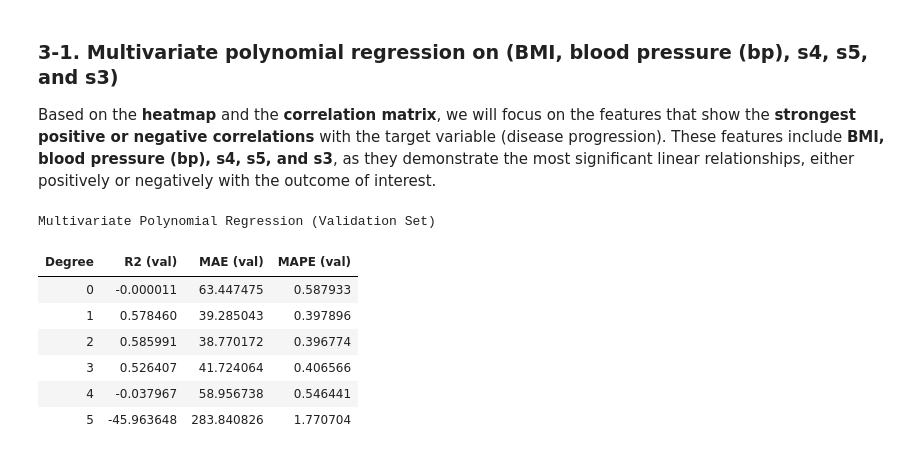
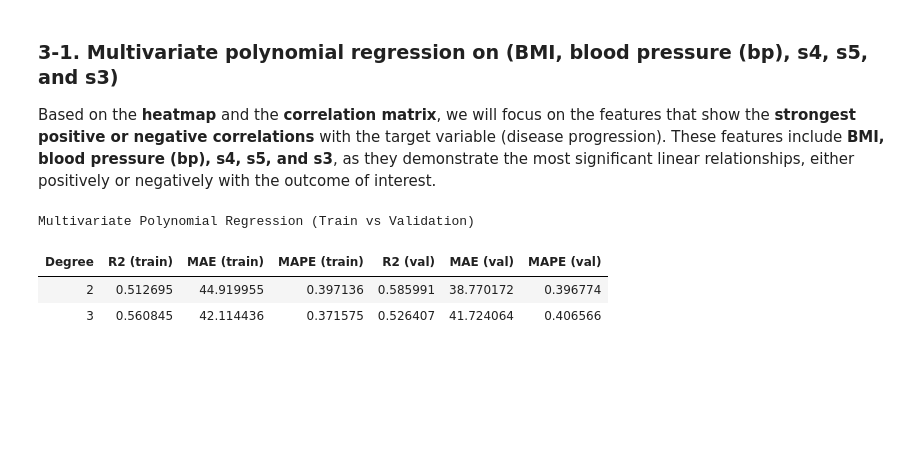
Before and after one commit to HaysamAmin/MLframework, a Jupyter notebook: Lab2/Lab2.ipynb, the cells around one changed output. Cells and saved outputs as stored; diff of their text form; code cells hidden in the pictures; blank space fills up the shorter version.

```diff
--- a/Lab2/Lab2.ipynb
+++ b/Lab2/Lab2.ipynb
@@ -490,52 +493,56 @@ Despite good performance on the validation set, the model's R² score dropped si
 ### 3-1. Multivariate polynomial regression on (BMI, blood pressure (bp), s4, s5, and s3)
 Based on the **heatmap** and the **correlation matrix**, we will focus on the features that show the **strongest positive or negative correlations** with the target variable (disease progression). These features include **BMI, blood pressure (bp), s4, s5, and s3**, as they demonstrate the most significant linear relationships, either positively or negatively with the outcome of interest.
 # %%
+
+############################################################################
+#                         Multivariate Polynomial Regression               #
+############################################################################
 
 # Select the most relevant features
 selected_features = ['bmi', 'bp', 's3', 's4', 's5']
 X_train_sel = X_train[selected_features]
 X_val_sel = X_val[selected_features]
 X_test_sel = X_test[selected_features]
 
 # Store results
 multi_results = []
 
-for degree in range(6):
+# Loop through degrees 2 and 3
+for degree in [2, 3]:
     poly = PolynomialFeatures(degree=degree, include_bias=True)
 
     # Transform features
     X_train_poly = poly.fit_transform(X_train_sel)
     X_val_poly = poly.transform(X_val_sel)
 
-    # Fit model
+    # Fit the model
     model = LinearRegression()
     model.fit(X_train_poly, y_train)
 
-    # Predict
+    # Predict on training and validation sets
+    y_train_pred = model.predict(X_train_poly)
     y_val_pred = model.predict(X_val_poly)
 
     # Evaluate
-    r2 = r2_score(y_val, y_val_pred)
-    mae = mean_absolute_error(y_val, y_val_pred)
-    mape = mean_absolute_percentage_error(y_val, y_val_pred)
-
-    # Store results
     multi_results.append({
         'Degree': degree,
-        'R2 (val)': r2,
-        'MAE (val)': mae,
-        'MAPE (val)': mape
+        'R2 (train)': r2_score(y_train, y_train_pred),
+        'MAE (train)': mean_absolute_error(y_train, y_train_pred),
+        'MAPE (train)': mean_absolute_percentage_error(y_train, y_train_pred),
+        'R2 (val)': r2_score(y_val, y_val_pred),
+        'MAE (val)': mean_absolute_error(y_val, y_val_pred),
+        'MAPE (val)': mean_absolute_percentage_error(y_val, y_val_pred),
     })
 
-# Display results in a table
+# Display results in a styled table
 results_df_multi = pd.DataFrame(multi_results)
-results_df_multi.style.hide(axis="index").set_caption("<h2>Multivariate Polynomial Regression (Validation Set)</h2>").set_table_attributes('style="width: 70%;border:2px solid black;background-color:#ffff77; margin: auto;"')
+results_df_multi.style.hide(axis="index").set_caption(
+    "<h2>Multivariate Polynomial Regression (Train vs Validation)</h2>"
+).set_table_attributes(
+    'style="width: 70%; border: 2px solid black; background-color: #ffff77; margin: auto;"'
+)
 # %% [output]
-Multivariate Polynomial Regression (Validation Set)
+Multivariate Polynomial Regression (Train vs Validation)
-| Degree | R2 (val) | MAE (val) | MAPE (val) |
-| 0 | -0.000011 | 63.447475 | 0.587933 |
-| 1 | 0.578460 | 39.285043 | 0.397896 |
-| 2 | 0.585991 | 38.770172 | 0.396774 |
-| 3 | 0.526407 | 41.724064 | 0.406566 |
-| 4 | -0.037967 | 58.956738 | 0.546441 |
-| 5 | -45.963648 | 283.840826 | 1.770704 |
+| Degree | R2 (train) | MAE (train) | MAPE (train) | R2 (val) | MAE (val) | MAPE (val) |
+| 2 | 0.512695 | 44.919955 | 0.397136 | 0.585991 | 38.770172 | 0.396774 |
+| 3 | 0.560845 | 42.114436 | 0.371575 | 0.526407 | 41.724064 | 0.406566 |
```
Also changed, not shown: parts of 10 cells of this notebook, 1 other file.
